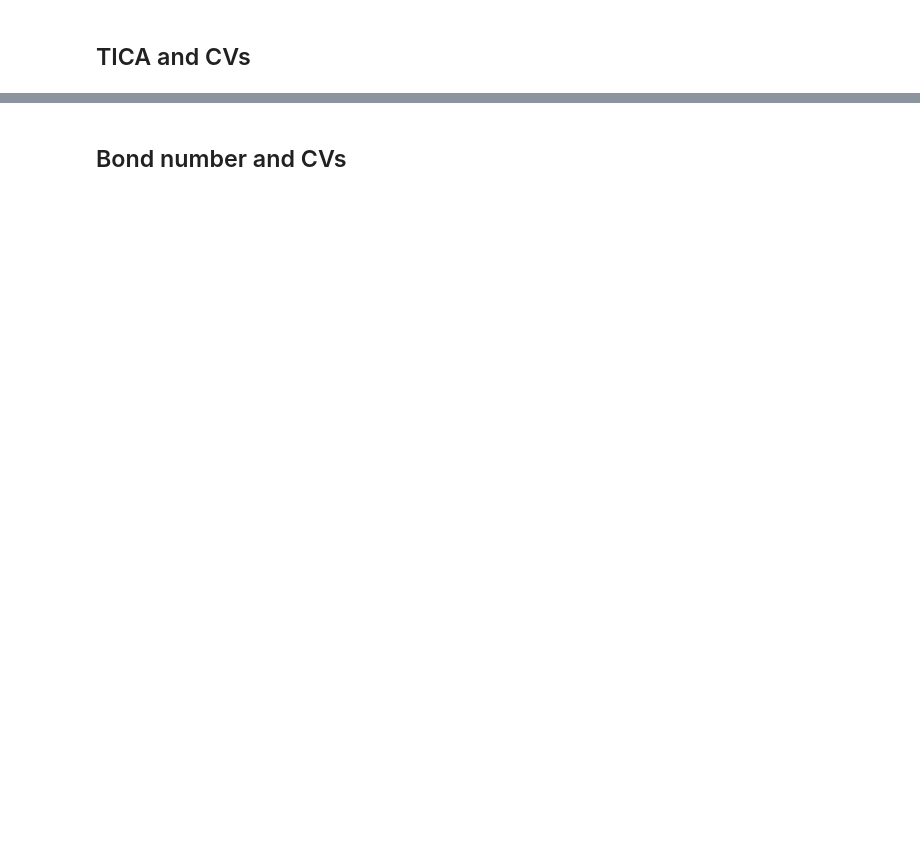
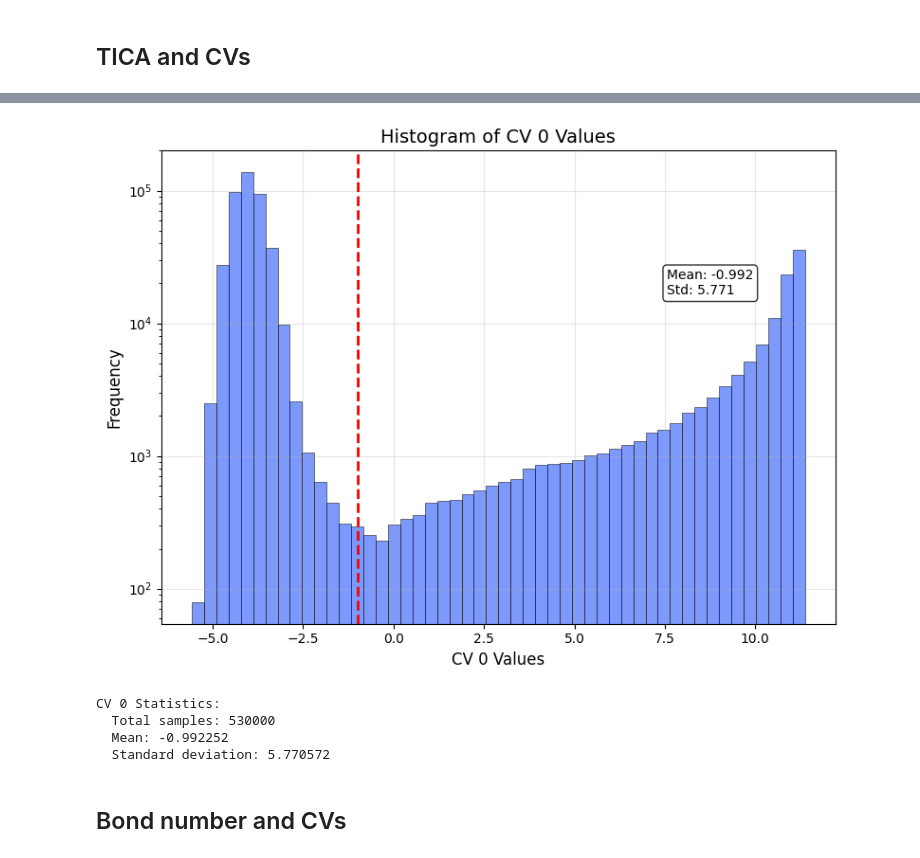
Before and after one commit to seonghyun26/bioemu, a Jupyter notebook: notebook/analysis-cv.ipynb, the cells around one changed output, grey strips where cells are left out. Cells and saved outputs as stored; diff of their text form; code cells hidden in the pictures; blank space fills up the shorter version.

```diff
--- a/notebook/analysis-cv.ipynb
+++ b/notebook/analysis-cv.ipynb
@@ -309,2 +338,47 @@ for cv_dim in range(MLCV_DIM):
+# %%
+n_bins = 50
+
+plt.figure(figsize=(8, 6))
+ax = plt.subplot(111)
+counts, bins, patches = ax.hist(
+    cv_dim_val,
+    bins=n_bins,
+    alpha=0.7,
+    color=blue,
+    edgecolor='black',
+    linewidth=0.5,
+    log=True,
+)
+
+# Add statistics text
+mean_val = np.mean(cv_dim_val)
+std_val = np.std(cv_dim_val)
+min_val = np.min(cv_dim_val)
+max_val = np.max(cv_dim_val)
+
+stats_text = f'Mean: {mean_val:.3f}\nStd: {std_val:.3f}'
+ax.text(0.75, 0.75, stats_text, transform=ax.transAxes,
+		bbox=dict(boxstyle='round', facecolor='white', alpha=0.8),
+		verticalalignment='top', fontsize=10)
+ax.axvline(mean_val, color='red', linestyle='--', linewidth=2, label=f'Mean: {mean_val:.3f}')
+
+ax.set_xlabel(f'CV {cv_dim} Values', fontsize=12)
+ax.set_ylabel('Frequency', fontsize=12)
+ax.set_title(f'Histogram of CV {cv_dim} Values', fontsize=14)
+ax.grid(True, alpha=0.3)
+
+plt.tight_layout()
+plt.show()
+
+print(f"CV {cv_dim} Statistics:")
+print(f"  Total samples: {len(cv_dim_val)}")
+print(f"  Mean: {mean_val:.6f}")
+print(f"  Standard deviation: {std_val:.6f}")
+# %% [output]
+[figure, added]
+CV 0 Statistics:
+  Total samples: 530000
+  Mean: -0.992252
+  Standard deviation: 5.770572
 # %% [markdown]
 ## Bond number and CVs
```
Also changed, not shown: parts of 18 cells of this notebook, 59 other files.
